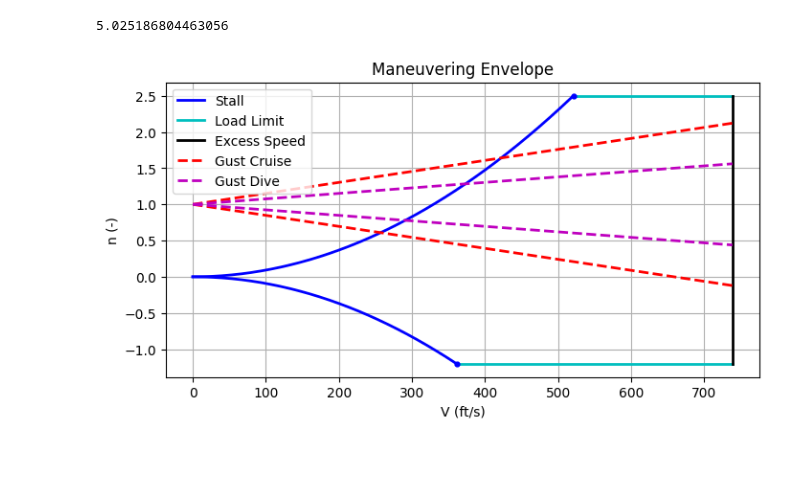
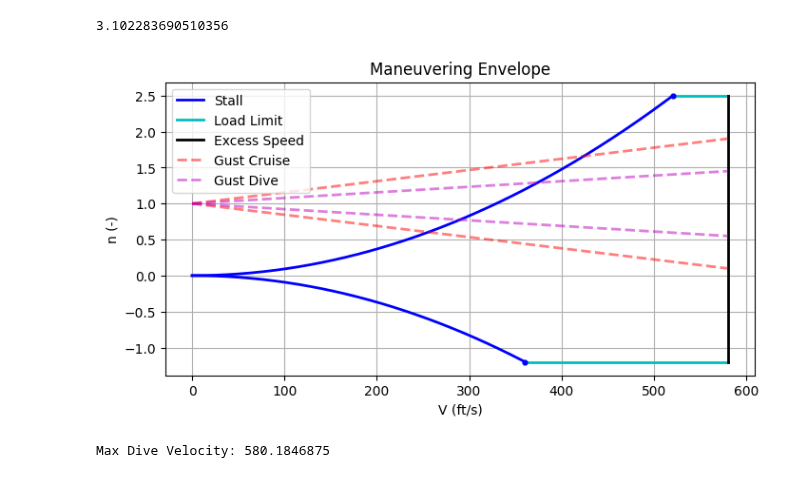
Before and after one commit to jucobee/START, a Jupyter notebook: B3/v-n.ipynb, the cells around one changed output. Saved outputs shown, nothing was run; the diff lists cells and outputs as text; code cells hidden in the pictures.

Commit message:
?final? plot for maneuver

```diff
--- a/B3/v-n.ipynb
+++ b/B3/v-n.ipynb
@@ -2,7 +2,8 @@
 import numpy as np
 import matplotlib.pyplot as plt
 
-maxV = 1.25 * 350 * 1.68781  # ft/s, the maximum allowable velocity value to plot to
+cruiseV = 275 * 1.68781 # knots converted to ft/s
+maxV = 1.25 * cruiseV  # ft/s, the maximum allowable velocity value to plot to
 N = 500     # the number of points in the arrays that are plotted
 
 V = np.linspace(0, maxV, N)
@@ -32,38 +33,40 @@ n_stall_upper = n_stall[:pos_intersect_index]
 V_lower = V[:neg_intersect_index]
 n_stall_lower = -n_stall[:neg_intersect_index]
 
 V_gust = np.linspace(0, maxV, N)
 a = 2*np.pi # lift slope
-c = 7.6
+c = 7.6 # mean chord length of wing
 miu_g = (2*ws)/(rho*a*c*32.2)
 k_g = (0.88*miu_g)/(miu_g + 5.3)
-U_de = 38.857142857142854  # ft/s, found with linear interpolation
+U_de = 38.857142857142854               # ft/s, gust speed at 25k ft, found with linear interpolation
 cruiseConstant = (rho*a*k_g*U_de)/(2*ws)
 n_gustcruisepos = 1 + cruiseConstant*V_gust
 n_gustcruiseneg = 1 - cruiseConstant*V_gust
 V_dive = np.linspace(0, maxV, N)
 diveConstant = 0.5*cruiseConstant
 n_gustdivepos = 1 + diveConstant*V_dive
 n_gustdiveneg = 1 - diveConstant*V_dive
 
 plt.figure(figsize=(8,4))
 plt.title('Maneuvering Envelope')
 plt.xlabel("V (ft/s)")
 plt.ylabel("n (-)")
 plt.plot(V_upper, n_stall_upper, label='Stall', linestyle='-', linewidth=2, marker=None, markersize=8, color='b')
 plt.plot(V_lower, n_stall_lower, linestyle='-', linewidth=2, marker=None, markersize=8, color='b')
 plt.plot(pos_limitV, pos_limitLoad, label='Load Limit', linestyle='-', linewidth=2, marker=None, markersize=8, color='c')
 plt.plot(neg_limitV, neg_limitLoad, linestyle='-', linewidth=2, marker=None, markersize=8, color='c')
 plt.scatter(pos_limitV[0], pos_limitLoad[0],s=12, color='b', zorder=2)
 plt.scatter(neg_limitV[0], neg_limitLoad[0],s=12, color='b', zorder=2)
 plt.plot(maxV*np.ones(N),np.linspace(-1.2,2.5,N), label='Excess Speed', linestyle='-', linewidth=2, marker=None, markersize=8, color='k')
-plt.plot(V_gust, n_gustcruisepos, label='Gust Cruise', linestyle='--', linewidth=2, marker=None, markersize=8, color='r')
-plt.plot(V_gust, n_gustcruiseneg, linestyle='--', linewidth=2, marker=None, markersize=8, color='r')
-plt.plot(V_dive, n_gustdivepos, label='Gust Dive', linestyle='--', linewidth=2, marker=None, markersize=8, color='m')
-plt.plot(V_dive, n_gustdiveneg, linestyle='--', linewidth=2, marker=None, markersize=8, color='m')
+# plt.plot(cruiseV*np.ones(N),np.linspace(-1.2,2.5,N), label='Cruise Speed', linestyle='-', linewidth=2, marker=None, markersize=8, color='g')
+plt.plot(V_gust, n_gustcruisepos, label='Gust Cruise', linestyle='--', linewidth=2, marker=None, markersize=8, color='r', alpha=0.5)
+plt.plot(V_gust, n_gustcruiseneg, linestyle='--', linewidth=2, marker=None, markersize=8, color='r', alpha=0.5)
+plt.plot(V_dive, n_gustdivepos, label='Gust Dive', linestyle='--', linewidth=2, marker=None, markersize=8, color='m', alpha=0.5)
+plt.plot(V_dive, n_gustdiveneg, linestyle='--', linewidth=2, marker=None, markersize=8, color='m', alpha=0.5)
 plt.grid(True)
 plt.legend(loc='best')
 plt.show()
 # %% [output]
-5.025186804463056
+3.102283690510356
-[figure, old version]
+[figure, new version]
+Max Dive Velocity: 580.1846875
```
Also changed, not shown: parts of 2 cells of this notebook.
